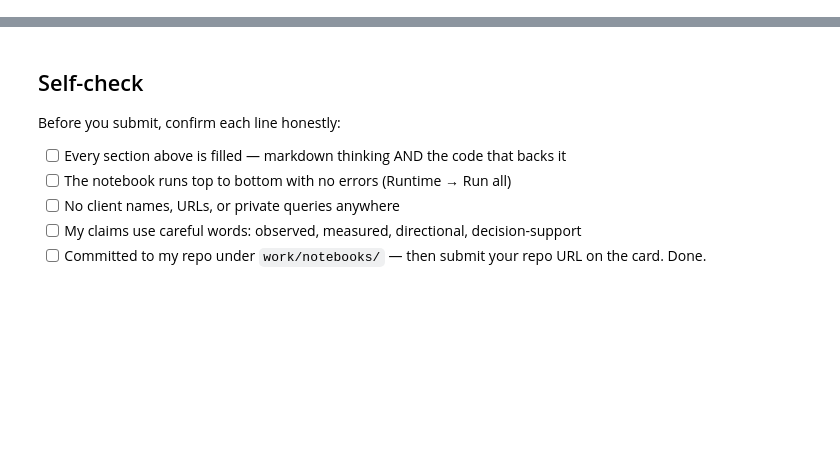
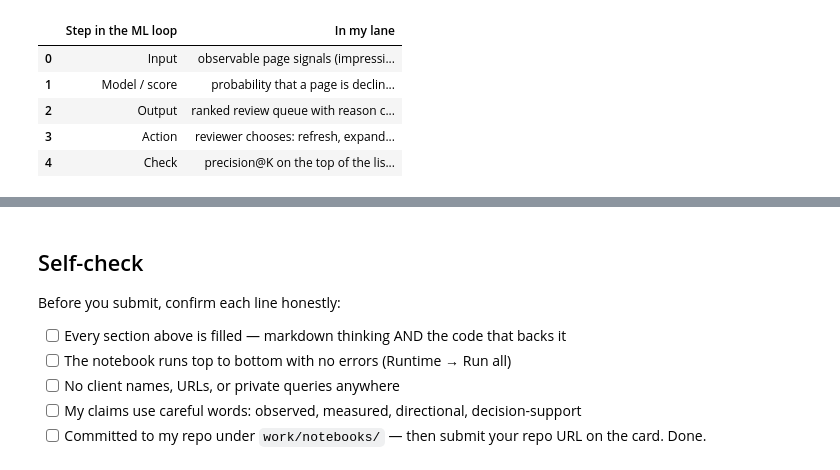
Before and after one commit to yelsebety/Yassin-Flyrank, a Jupyter notebook: work/notebooks/w02_ml_task_framing.ipynb, the cells around one changed output, grey strips where cells are left out. Saved outputs shown, nothing was run; the diff lists cells and outputs as text; code cells hidden in the pictures; blank space fills up the shorter version.

```diff
--- a/work/notebooks/w02_ml_task_framing.ipynb
+++ b/work/notebooks/w02_ml_task_framing.ipynb
@@ -43,0 +17,38 @@ This skeleton is yours to fill. Work the sections **in order** — each one has
+# %%
+import os, sys, subprocess
+import numpy as np
+import pandas as pd
+
+# Find the repo root so the CSV loads in Colab and locally.
+IN_COLAB = "google.colab" in sys.modules
+REPO_URL = "https://github.com/yelsebety/Yassin-Flyrank.git"
+REPO_DIR = "Yassin-Flyrank"
+
+if IN_COLAB:
+    if not os.path.isdir(REPO_DIR):
+        subprocess.run(["git", "clone", "--depth", "1", REPO_URL, REPO_DIR], check=True)
+    os.chdir(REPO_DIR)
+else:
+    while not os.path.isdir("data/raw") and os.getcwd() != "/":
+        os.chdir("..")
+
+raw = pd.read_csv("data/raw/content_refresh_anonymized.csv")
+
+loop = pd.DataFrame(
+    [
+        ("Input", "observable page signals (impressions, position, CTR, age, freshness, content type...)"),
+        ("Model / score", "probability that a page is declining, used as a priority score"),
+        ("Output", "ranked review queue with reason codes"),
+        ("Action", "reviewer chooses: refresh, expand, protect, prune, or monitor"),
+        ("Check", "precision@K on the top of the list vs. a simple rule baseline"),
+    ],
+    columns=["Step in the ML loop", "In my lane"],
+)
+loop
+# %% [output]
+|  | Step in the ML loop | In my lane |
+| 0 | Input | observable page signals (impressi... |
+| 1 | Model / score | probability that a page is declin... |
+| 2 | Output | ranked review queue with reason c... |
+| 3 | Action | reviewer chooses: refresh, expand... |
+| 4 | Check | precision@K on the top of the lis... |
```
Also changed, not shown: parts of 19 cells of this notebook.
